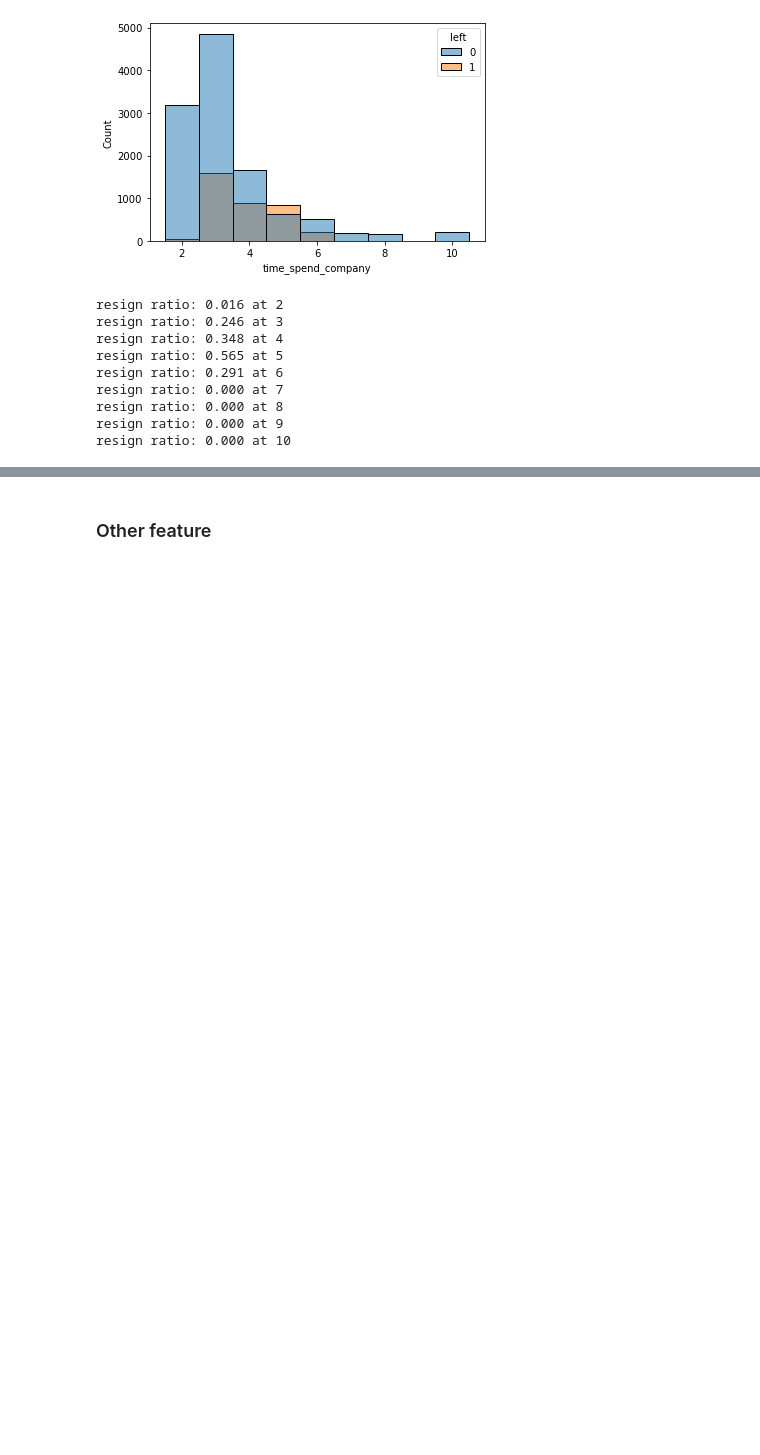
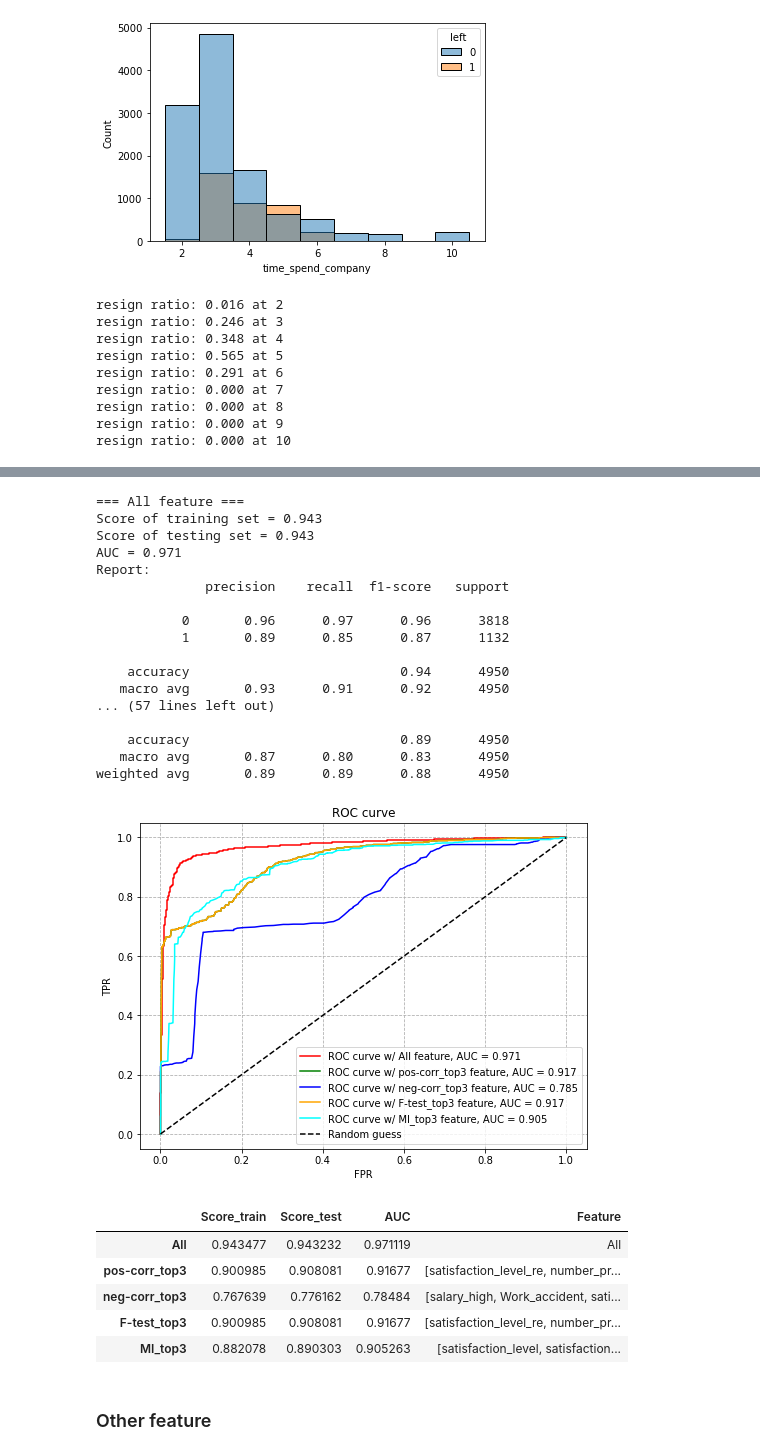
Before and after one commit to ZlinTsai/python_project, a Jupyter notebook: Machine_Learning/Logistic Regression.ipynb, the cells around one changed output, grey strips where cells are left out. Saved outputs shown, nothing was run; the diff lists cells and outputs as text; code cells hidden in the pictures; blank space fills up the shorter version.

```diff
--- a/Machine_Learning/Logistic Regression.ipynb
+++ b/Machine_Learning/Logistic Regression.ipynb
@@ -888,3 +951,36 @@ weighted avg       0.94      0.94      0.94      4950
+# %%
+xData = df_re2.drop(["left"], axis=1)
+yData = df_re2["left"]
+
+xDataSS = StandardScaler().fit_transform(xData)
+xDataSS = pd.DataFrame(xDataSS, columns=xData.columns)
+
+StrategyCompare(xDataSS, yData)
+# %% [output]
+=== All feature ===
+Score of training set = 0.943
+Score of testing set = 0.943
+AUC = 0.971
+Report:
+              precision    recall  f1-score   support
+
+           0       0.96      0.97      0.96      3818
+           1       0.89      0.85      0.87      1132
+
+    accuracy                           0.94      4950
+   macro avg       0.93      0.91      0.92      4950
+... (57 lines left out)
+
+    accuracy                           0.89      4950
+   macro avg       0.87      0.80      0.83      4950
+weighted avg       0.89      0.89      0.88      4950
+[figure, added]
+|  | Score_train | Score_test | AUC | Feature |
+| All | 0.943477 | 0.943232 | 0.971119 | All |
+| pos-corr_top3 | 0.900985 | 0.908081 | 0.91677 | [satisfaction_level_re, number_pr... |
+| neg-corr_top3 | 0.767639 | 0.776162 | 0.78484 | [salary_high, Work_accident, sati... |
+| F-test_top3 | 0.900985 | 0.908081 | 0.91677 | [satisfaction_level_re, number_pr... |
+| MI_top3 | 0.882078 | 0.890303 | 0.905263 | [satisfaction_level, satisfaction... |
 # %% [markdown]
 ### Other feature
 # %%
```
Also changed, not shown: parts of 26 cells of this notebook.
